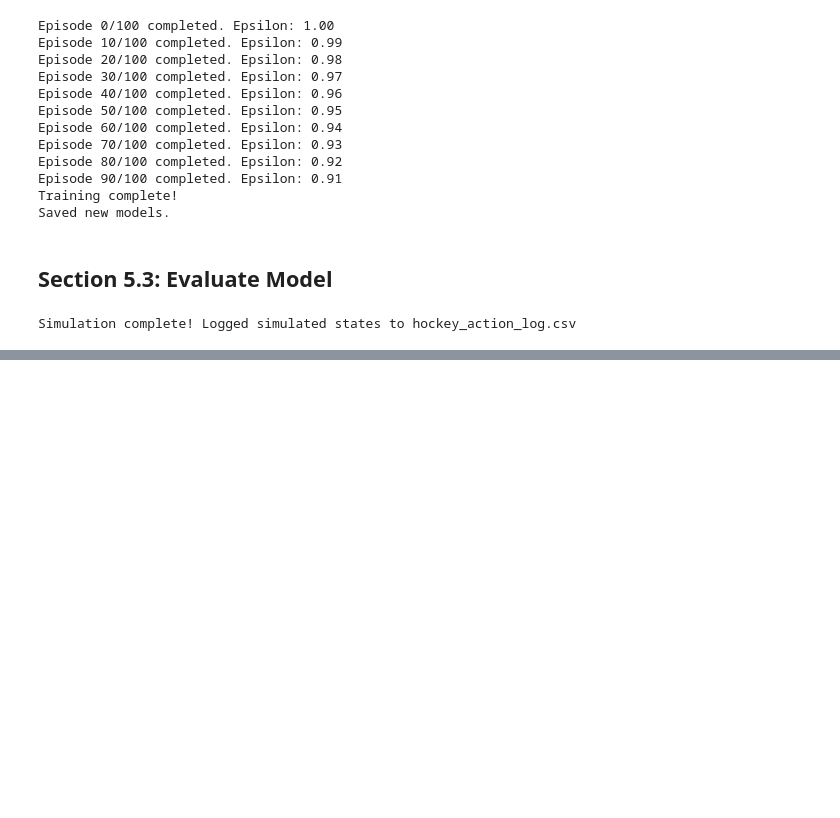
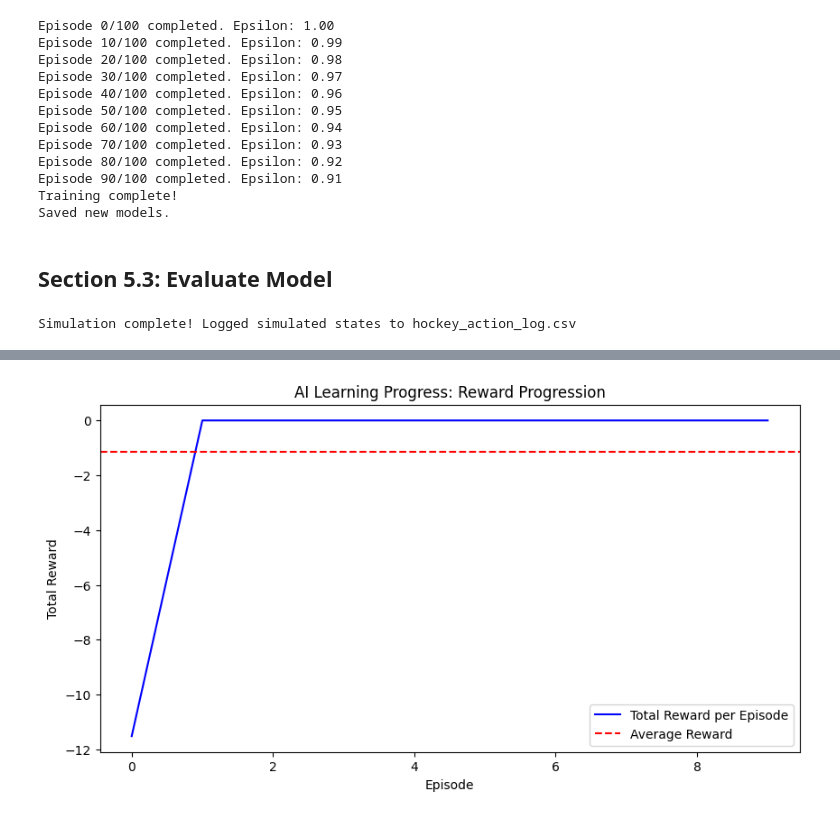
Before and after one commit to stewmckendry/Project-4---NHL-Plays, a Jupyter notebook: notebooks/Hockey_Coach.ipynb, the cells around one changed output, grey strips where cells are left out. Saved outputs shown, nothing was run; the diff lists cells and outputs as text; code cells hidden in the pictures; blank space fills up the shorter version.

```diff
--- a/notebooks/Hockey_Coach.ipynb
+++ b/notebooks/Hockey_Coach.ipynb
@@ -1285,0 +1506,4 @@ compare_ai_vs_nhl(action_distribution, df)
+# %%
+# Compute the reward by game (or episode) and save the reward log to a CSV file.
+reward_log_file = "../outputs/hockey_reward_log_ddqn.csv"
+df_reward_ddqn = compute_reward_by_game(num_episodes=10, episode_length=100, hockey_env_rl=hockey_env_rl, reward_log_file=reward_log_file)
@@ -1285,0 +1522,5 @@ compare_ai_vs_nhl(action_distribution, df)
+# %%
+# Plot the reward progression over training episodes.
+plot_reward_progression(df_reward_ddqn)
+# %% [output]
+[figure, added]
```
Also changed, not shown: parts of 29 cells of this notebook, 24 other files.
